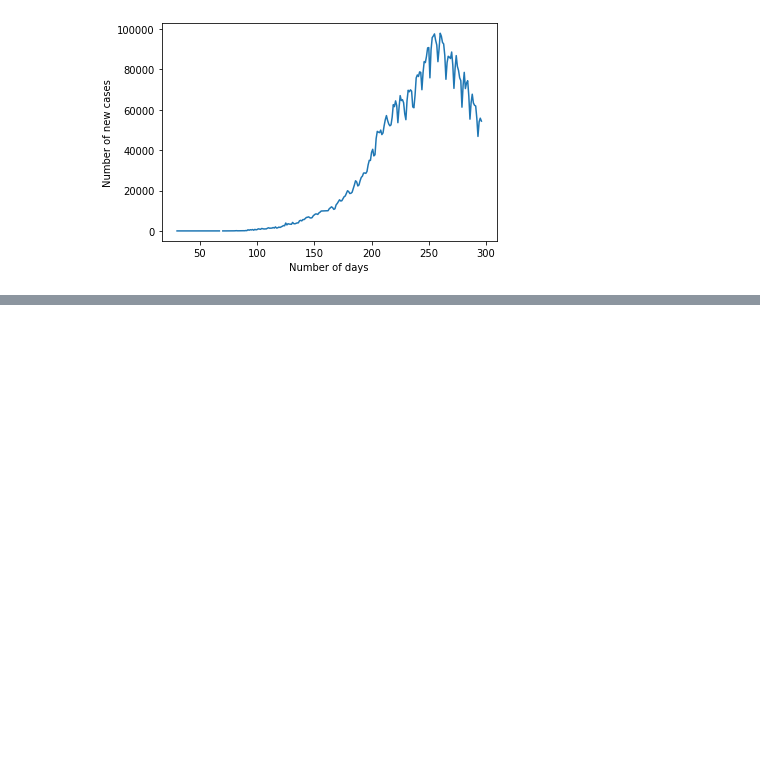
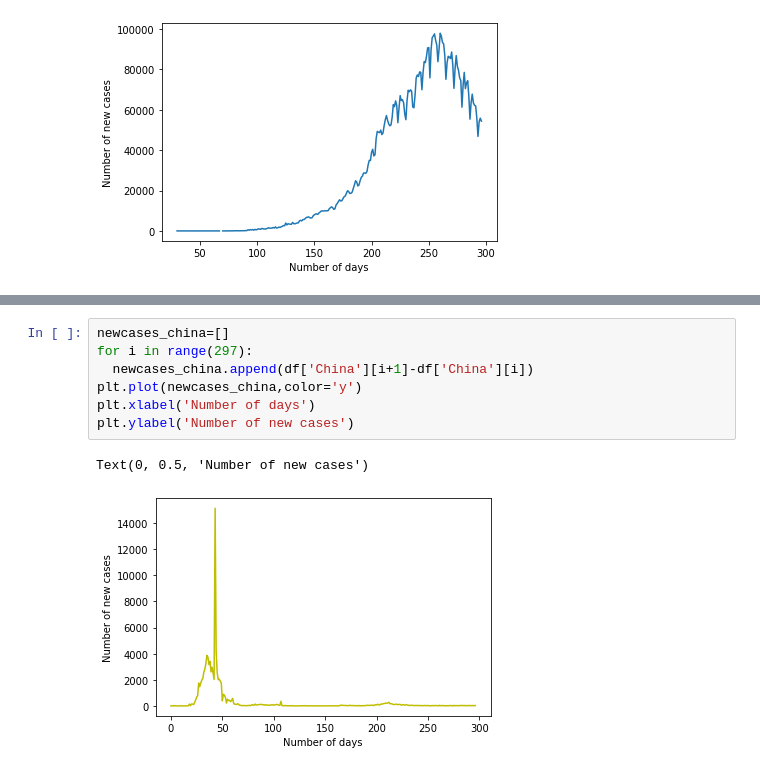
Before and after one commit to ManavKaul/COVID-Analysis, a Jupyter notebook: COVID.ipynb, the cells around one changed output, grey strips where cells are left out. Saved outputs shown, nothing was run; the diff lists cells and outputs as text; blank space fills up the shorter version.

```diff
--- a/COVID.ipynb
+++ b/COVID.ipynb
@@ -93,0 +140,10 @@ Text(0, 0.5, 'Number of new cases')
+# %%
+newcases_china=[]
+for i in range(297):
+  newcases_china.append(df['China'][i+1]-df['China'][i])
+plt.plot(newcases_china,color='y')
+plt.xlabel('Number of days')
+plt.ylabel('Number of new cases')
+# %% [output]
+Text(0, 0.5, 'Number of new cases')
+[figure, added]
```
Also changed, not shown: parts of 13 cells of this notebook.
